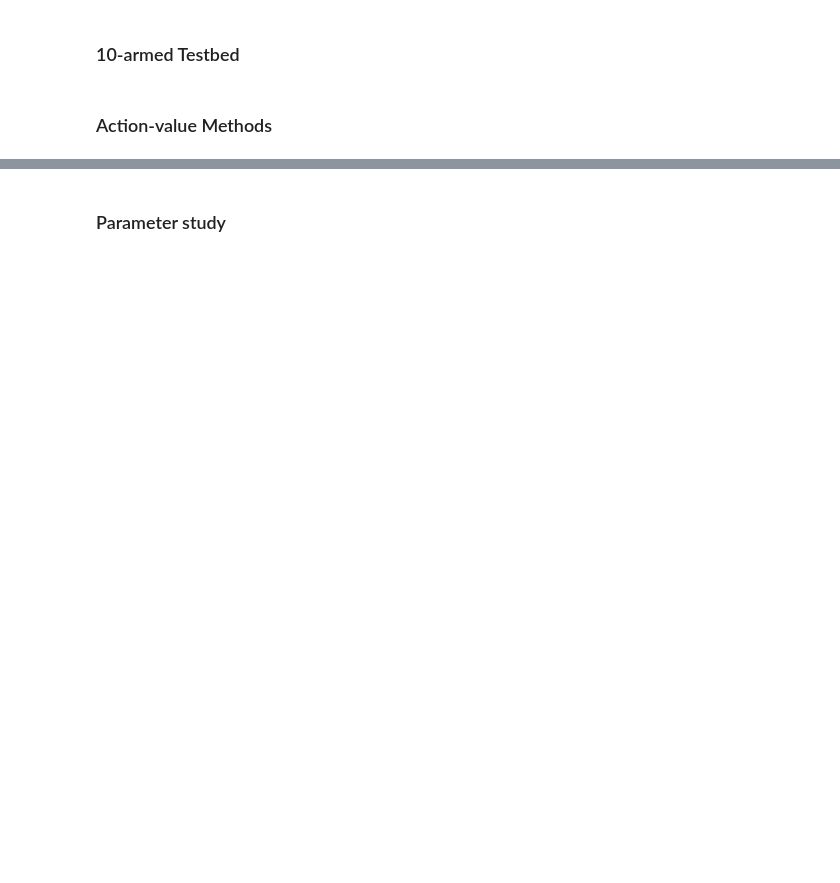
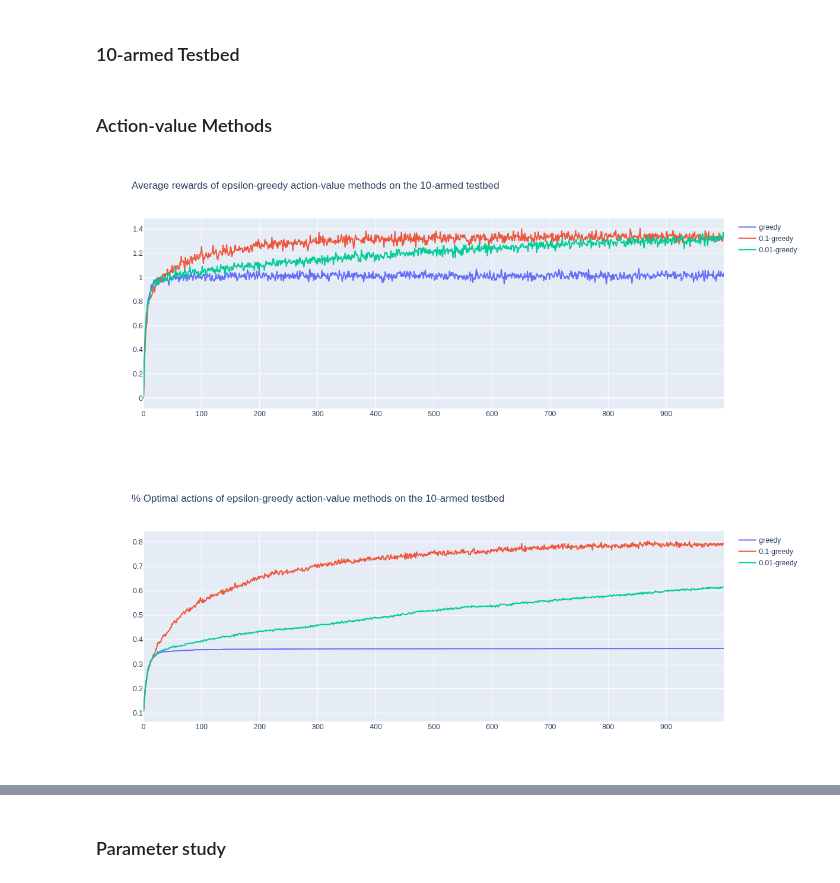
Before and after one commit to Salma-Hammani/Sutto-Barto-RL-exercises, a Jupyter notebook: Chapter2 - Multi-armed Bandits.ipynb, the cells around one changed output, grey strips where cells are left out. Drawn from its saved outputs; the diff is of its cells as text; code cells hidden in the pictures; blank space fills up the shorter version.

Commit message:
figure rendering for chapter 2

```diff
--- a/Chapter2 - Multi-armed Bandits.ipynb
+++ b/Chapter2 - Multi-armed Bandits.ipynb
@@ -81,18 +83,23 @@ def gradientBandit(maxIter, baseline=True, NS=False, alpha=0.1):
 # %%
 nSampleAB = 1000
 Qsample, AvgRSample, AvgOptSample, nExploreSample = sampleAverage(nSampleAB)
 Qsample01, AvgRSample01, AvgOptSample01, nExploreSample01 = sampleAverage(nSampleAB, epsilon=0.1)
 Qsample001, AvgRSample001, AvgOptSample001, nExploreSample001 = sampleAverage(nSampleAB, epsilon=0.01)
 fig = go.Figure()
 fig.add_trace(go.Scatter(x=np.arange(nSampleAB), y=AvgRSample, name="greedy"))
 fig.add_trace(go.Scatter(x=np.arange(nSampleAB), y=AvgRSample01, name="0.1-greedy"))
 fig.add_trace(go.Scatter(x=np.arange(nSampleAB), y=AvgRSample001, name="0.01-greedy"))
+fig.update_layout(width=1200, title="Average rewards of epsilon-greedy action-value methods on the 10-armed testbed")
 fig.show()
 fig = go.Figure()
 fig.add_trace(go.Scatter(x=np.arange(nSampleAB), y=AvgOptSample, name="greedy"))
 fig.add_trace(go.Scatter(x=np.arange(nSampleAB), y=AvgOptSample01, name="0.1-greedy"))
 fig.add_trace(go.Scatter(x=np.arange(nSampleAB), y=AvgOptSample001, name="0.01-greedy"))
+fig.update_layout(width=1200, title="% Optimal actions of epsilon-greedy action-value methods on the 10-armed testbed")
 fig.show()
+# %% [output]
+[figure, added]
+[figure, added]
 # %%
 nSampleAB = 1000
 Qsample01NS, AvgRSample01NS, AvgOptSample01NS, nExploreSample01NS = sampleAverage(nSampleAB, epsilon=0.1, NS=True)
```
Also changed, not shown: parts of 8 cells of this notebook.
